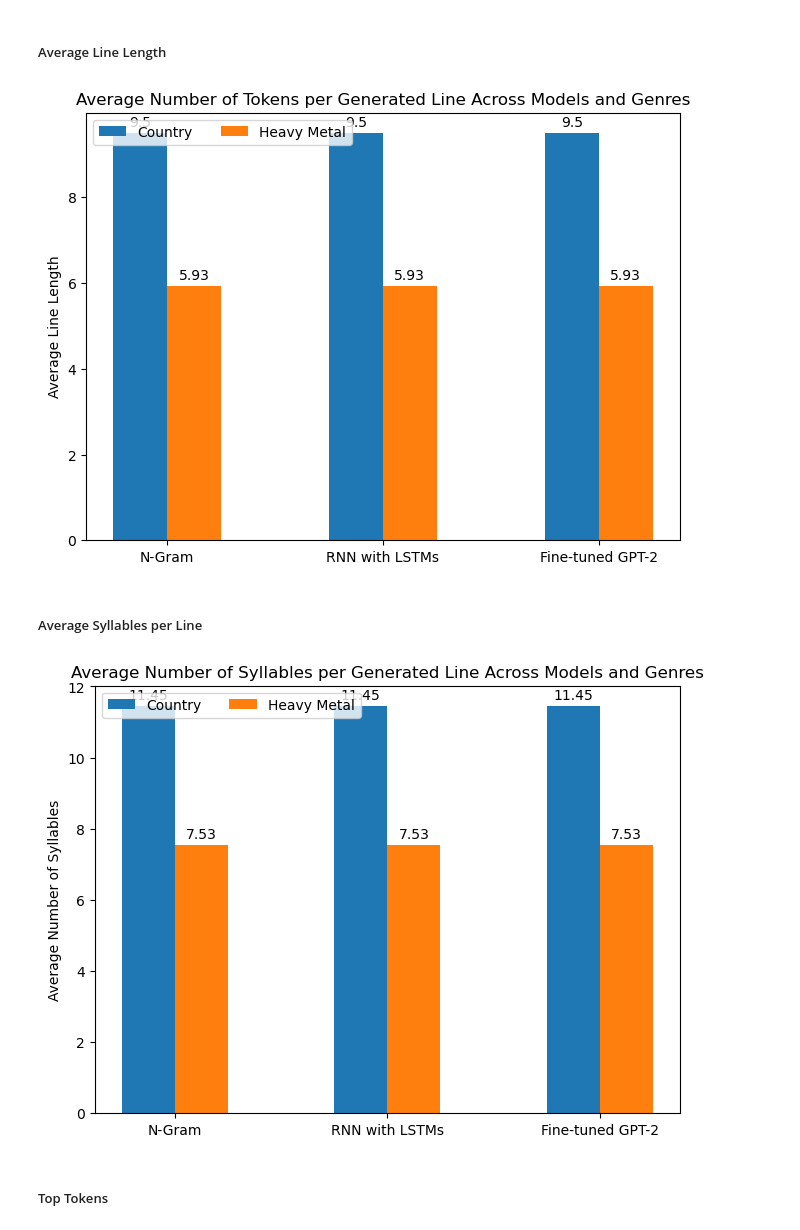
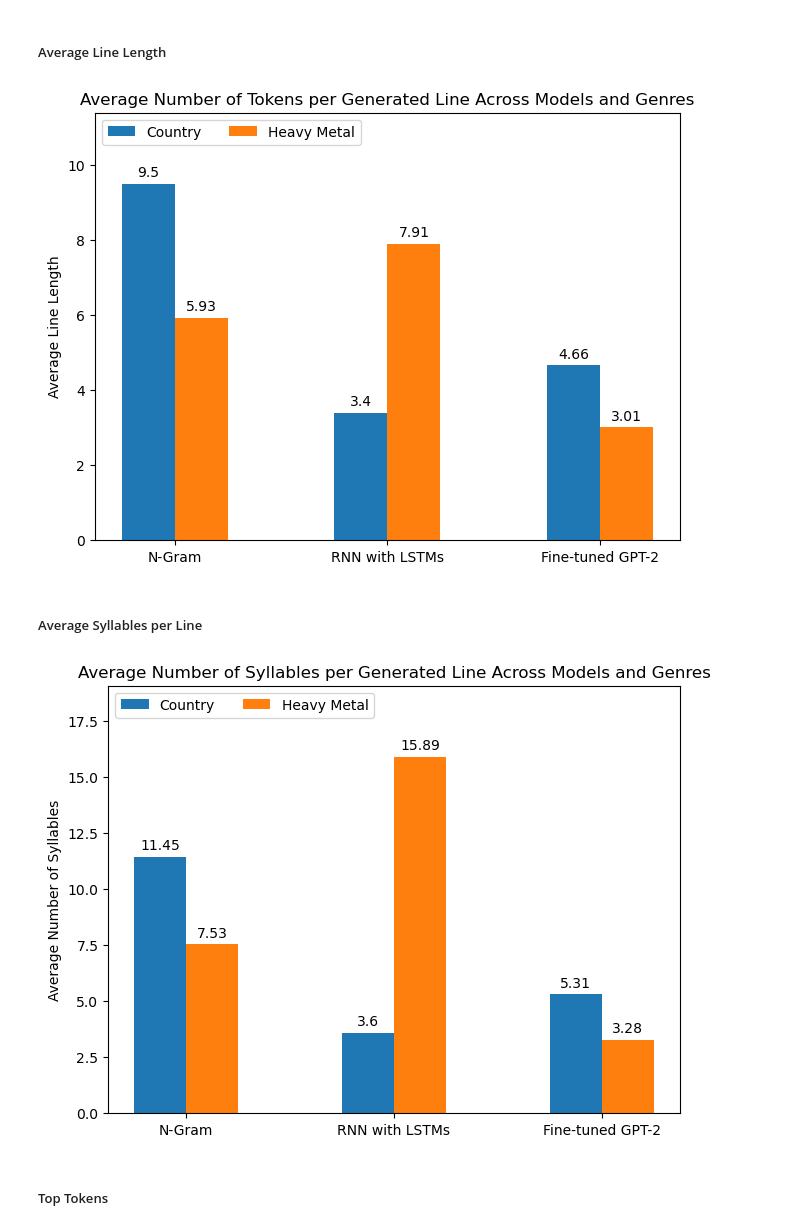
Before and after one commit to gellerjulia/CS4120_Song_Lyric_Generation, a Jupyter notebook: evaluation.ipynb, the cells around one changed output. Cells and saved outputs as stored; diff of their text form; code cells hidden in the pictures.

```diff
--- a/evaluation.ipynb
+++ b/evaluation.ipynb
@@ -17,8 +18,8 @@ from sklearn.feature_extraction.text import TfidfVectorizer
 NGRAM_COUNTRY_SEQS_PATH = "generated_txts/ngram_country.txt"
 NGRAM_METAL_SEQS_PATH = "generated_txts/ngram_metal.txt"
 
-LSTM_COUNTRY_SEQS_PATH = ""
-LSTM_METAL_SEQS_PATH = ""
+LSTM_COUNTRY_SEQS_PATH = "generated_txts/lstm_country.txt"
+LSTM_METAL_SEQS_PATH = "generated_txts/lstm_metal.txt"
 
 GPT2_COUNTRY_SEQS_PATH = "generated_txts/gpt2_country.txt"
 GPT2_METAL_SEQS_PATH = "generated_txts/gpt2_metal.txt"
@@ -58,9 +59,9 @@ def create_grouped_barchart(country_data: tuple, metal_data: tuple, title: str,
 
     fig, ax = plt.subplots(layout='constrained')
 
-    for genre, perplexity in genres.items():
+    for genre, value in genres.items():
         offset = width * multiplier
-        rects = ax.bar(x + offset, perplexity, width, label=genre)
+        rects = ax.bar(x + offset, value, width, label=genre)
         ax.bar_label(rects, padding=3)
         multiplier += 1
 
@@ -70,5 +71,12 @@ def create_grouped_barchart(country_data: tuple, metal_data: tuple, title: str,
     ax.set_xticks(x + width, models)
     ax.legend(loc='upper left', ncols=3)
 
+    # chatgpt code to add more whitespace above the tallest bar
+    max_height = max(max(value) for value in genres.values())
+    additional_space = (max_height * 20) / 100
+    ax.set_ylim(top=max_height + additional_space)
+
+
+
     plt.show()
 # %%
@@ -100,8 +107,8 @@ def read_lines(filepath: str) -> list:
 ngram_country_seqs = read_lines(NGRAM_COUNTRY_SEQS_PATH)
 ngram_metal_seqs = read_lines(NGRAM_METAL_SEQS_PATH)
 
-#lstm_country_seqs = read_lines(LSTM_COUNTRY_SEQS_PATH)
-#lstm_metal_seqs = read_lines(LSTM_METAL_SEQS_PATH)
+lstm_country_seqs = read_lines(LSTM_COUNTRY_SEQS_PATH)
+lstm_metal_seqs = read_lines(LSTM_METAL_SEQS_PATH)
 
 gpt2_country_seqs = read_lines(GPT2_COUNTRY_SEQS_PATH)
 gpt2_metal_seqs = read_lines(GPT2_METAL_SEQS_PATH)
@@ -189,11 +230,11 @@ def avg_tokens_per_line(lines: list):
     num_tokens = [len(nltk.word_tokenize(line)) for line in lines]
     return np.mean(num_tokens)
 # %%
-country_line_lengths = (avg_tokens_per_line(ngram_country_seqs))
-metal_line_lengths = (avg_tokens_per_line(ngram_metal_seqs))
+country_line_lengths = (avg_tokens_per_line(ngram_country_seqs), avg_tokens_per_line(lstm_country_seqs), avg_tokens_per_line(gpt2_country_seqs))
+metal_line_lengths = (avg_tokens_per_line(ngram_metal_seqs), avg_tokens_per_line(lstm_metal_seqs), avg_tokens_per_line(gpt2_metal_seqs))
 create_grouped_barchart(country_line_lengths, metal_line_lengths, 'Average Number of Tokens per Generated Line Across Models and Genres', 'Average Line Length')
 # %% [output]
-[figure, old version]
+[figure, new version]
 # %% [markdown]
 ##### Average Syllables per Line
 # %%
@@ -210,11 +251,11 @@ def avg_syllables_per_line(lines: list):
     num_syllables = [syllables.estimate(line) for line in lines]
     return np.mean(num_syllables)
 # %%
-country_num_syllables = (avg_syllables_per_line(ngram_country_seqs))
-metal_num_syllables = (avg_syllables_per_line(ngram_metal_seqs))
+country_num_syllables = (avg_syllables_per_line(ngram_country_seqs), avg_syllables_per_line(lstm_country_seqs), avg_syllables_per_line(gpt2_country_seqs))
+metal_num_syllables = (avg_syllables_per_line(ngram_metal_seqs), avg_syllables_per_line(lstm_metal_seqs), avg_syllables_per_line(gpt2_metal_seqs),)
 create_grouped_barchart(country_num_syllables, metal_num_syllables, 'Average Number of Syllables per Generated Line Across Models and Genres', 'Average Number of Syllables')
 # %% [output]
-[figure, old version]
+[figure, new version]
 # %% [markdown]
 ##### Top Tokens
 # %%
```
Also changed, not shown: parts of 8 cells of this notebook, 4 other files.
